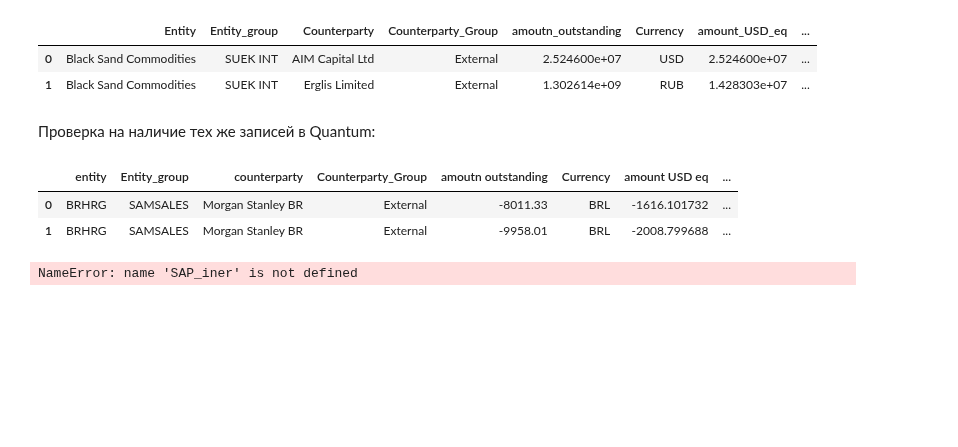
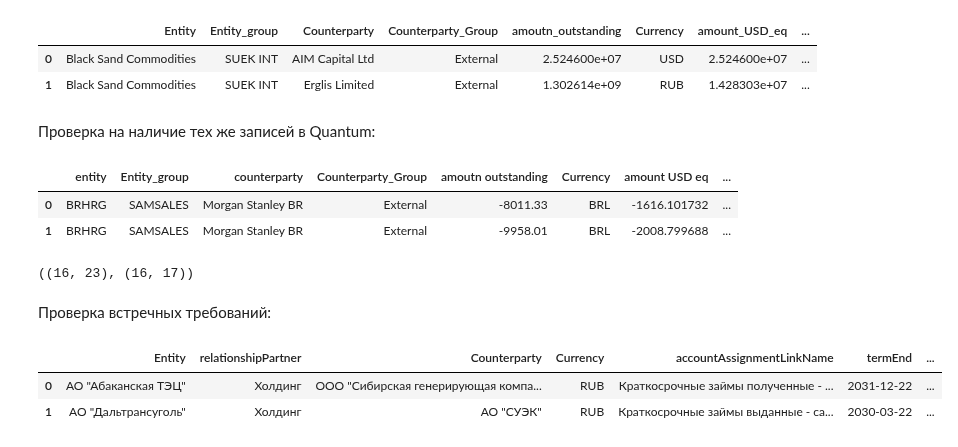
Before and after one commit to Lirollel/Work_AIM_Jupyter-Python-Pandas, a Jupyter notebook: OCP/Debt/Debt_SUEK.ipynb, the cells around one changed output. Saved outputs shown, nothing was run; the diff lists cells and outputs as text; code cells hidden in the pictures; blank space fills up the shorter version.

```diff
--- a/OCP/Debt/Debt_SUEK.ipynb
+++ b/OCP/Debt/Debt_SUEK.ipynb
@@ -25,7 +27,7 @@ from Defs import new_list
 from Defs import export_from_RISKCUSTOM
 from Defs import add_in_currency_column
 # %%
-query = """SELECT * FROM "RISKACCESS"."sapPositionArrears" WHERE "reportDate" = TO_DATE('29/02/24', 'DD/MM/YY') AND "productType" in (130,131,132,133)"""
+query = f"""SELECT * FROM "RISKACCESS"."sapPositionArrears" WHERE "reportDate" = TO_DATE('{Today}', 'DD/MM/YY') AND "productType" in (130,131,132,133)"""
 data_export = export_from_RISKCUSTOM(query)
 # %%
 import numpy as np
@@ -33,13 +35,13 @@ import numpy as np
 data_Debt = data_export.loc[data_export['productTypeName'].isin(['Транш по займам', 'Транш по кредитам'])].reset_index(drop=True)
 
 data_Debt = data_Debt.groupby(['companyName', 'relationshipPartner',
-       'businessPartnerName', 'creditConditionCurrency', 'termEnd']).agg({'purchaseValueDisplayCurrency' : sum,
+       'businessPartnerName', 'positionCurrency', 'accountAssignmentLinkName', 'termEnd']).agg({'purchaseValueDisplayCurrency' : sum,
                                                                           'purchaseValuePositionCurrency' : sum}).reset_index()
 
 data_Debt['purchaseValuePositionCurrency'] = data_Debt['purchaseValuePositionCurrency'] * np.sign(data_Debt['purchaseValueDisplayCurrency'])
-data_Debt = add_in_currency_column(data_Debt, col_with_CCY='creditConditionCurrency', col_with_VAL='purchaseValuePositionCurrency', day_for_export="29/02/24", CCY_to='USD')
+data_Debt = add_in_currency_column(data_Debt, col_with_CCY='positionCurrency', col_with_VAL='purchaseValuePositionCurrency', day_for_export="29/02/24", CCY_to='USD')
 
-data_Debt = data_Debt.rename(columns={"businessPartnerName": "Counterparty", "companyName": "Entity", "creditConditionCurrency": "Currency", "purchaseValuePositionCurrency": "amoutn_outstanding", "in_USD": "amount_USD_eq", 'purchaseValuePositionCurrency_in_USD':'amount_USD_eq'}).reset_index(drop=True)
+data_Debt = data_Debt.rename(columns={"businessPartnerName": "Counterparty", "companyName": "Entity", "positionCurrency": "Currency", "purchaseValuePositionCurrency": "amoutn_outstanding", "in_USD": "amount_USD_eq", 'purchaseValuePositionCurrency_in_USD':'amount_USD_eq'}).reset_index(drop=True)
 
 data_Debt['Entity_code'] = merge_Mapping(data_Debt, col='Entity')
 data_Debt['Entity_group'] = merge_SalesUnits(data_Debt, col='Entity_code', merge_col='ocpSegment')
@@ -98,7 +100,7 @@ data_Debt_not_iner = data_Debt[~data_Debt.index.isin(iner_list_2)]
 
 SAP_iner.shape, Quantum_iner.shape
 # %% [output]
-NameError: name 'SAP_iner' is not defined
+((16, 23), (16, 17))
 # %%
 SAP_iner = SAP_iner[['Entity', 'Entity_group', 'Counterparty', 'Counterparty_Group', 'amoutn_outstanding', 'Currency', 'amount_USD_eq', 'termEnd', 'Days', 'Period', 'dealClass1','dealClass2','instrumentOwner','dealSet','facility','Source']]
 data_Debt_not_iner = data_Debt_not_iner[['Entity', 'Entity_group', 'Counterparty', 'Counterparty_Group', 'amoutn_outstanding', 'Currency', 'amount_USD_eq', 'termEnd', 'Days', 'Period', 'dealClass1','dealClass2','instrumentOwner','dealSet','facility','Source']]
@@ -106,3 +108,13 @@ data_Debt_not_iner = data_Debt_not_iner[['Entity', 'Entity_group', 'Counterparty
 data_Debt_not_iner.to_excel(Output_file, sheet_name=Sheet_in_output_file, index=False)
 new_list(SAP_iner, Output_file, 'Inersection')
 new_list(quantum_data_export, Output_file, 'Debt_Quantum')
+# %% [markdown]
+Проверка встречных требований:
+# %%
+if_list = ["Краткосрочные займы полученные - cash pooling", "Краткосрочные займы выданные - cash pooling"]
+data_E_to_C = data_Debt[data_Debt.accountAssignmentLinkName.isin(if_list)].reset_index(drop=True)
+data_E_to_C.head(2)
+# %% [output]
+|  | Entity | relationshipPartner | Counterparty | Currency | accountAssignmentLinkName | termEnd | ... |
+| 0 | АО "Абаканская ТЭЦ" | Холдинг | ООО "Сибирская генерирующая компа... | RUB | Краткосрочные займы полученные - ... | 2031-12-22 | ... |
+| 1 | АО "Дальтрансуголь" | Холдинг | АО "СУЭК" | RUB | Краткосрочные займы выданные - ca... | 2030-03-22 | ... |
```
Also changed, not shown: parts of 10 cells of this notebook, 5 other files.
